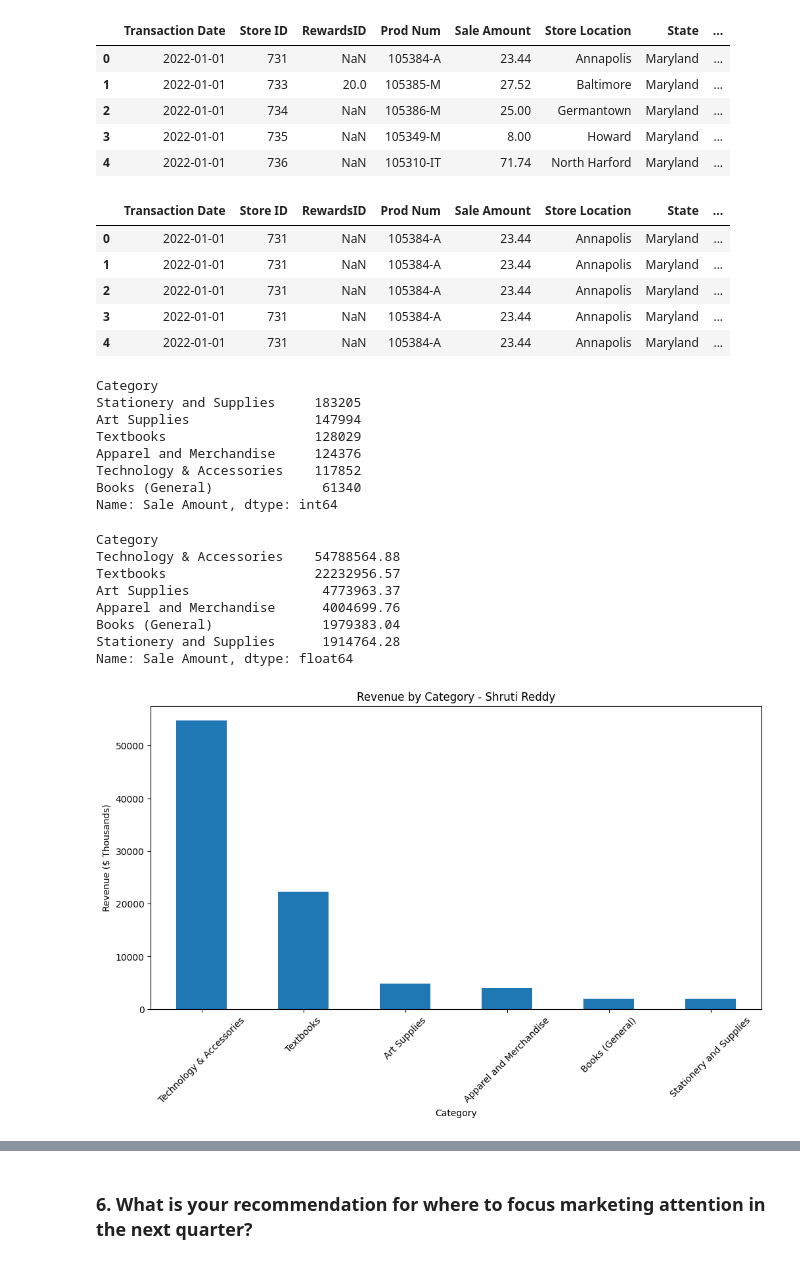
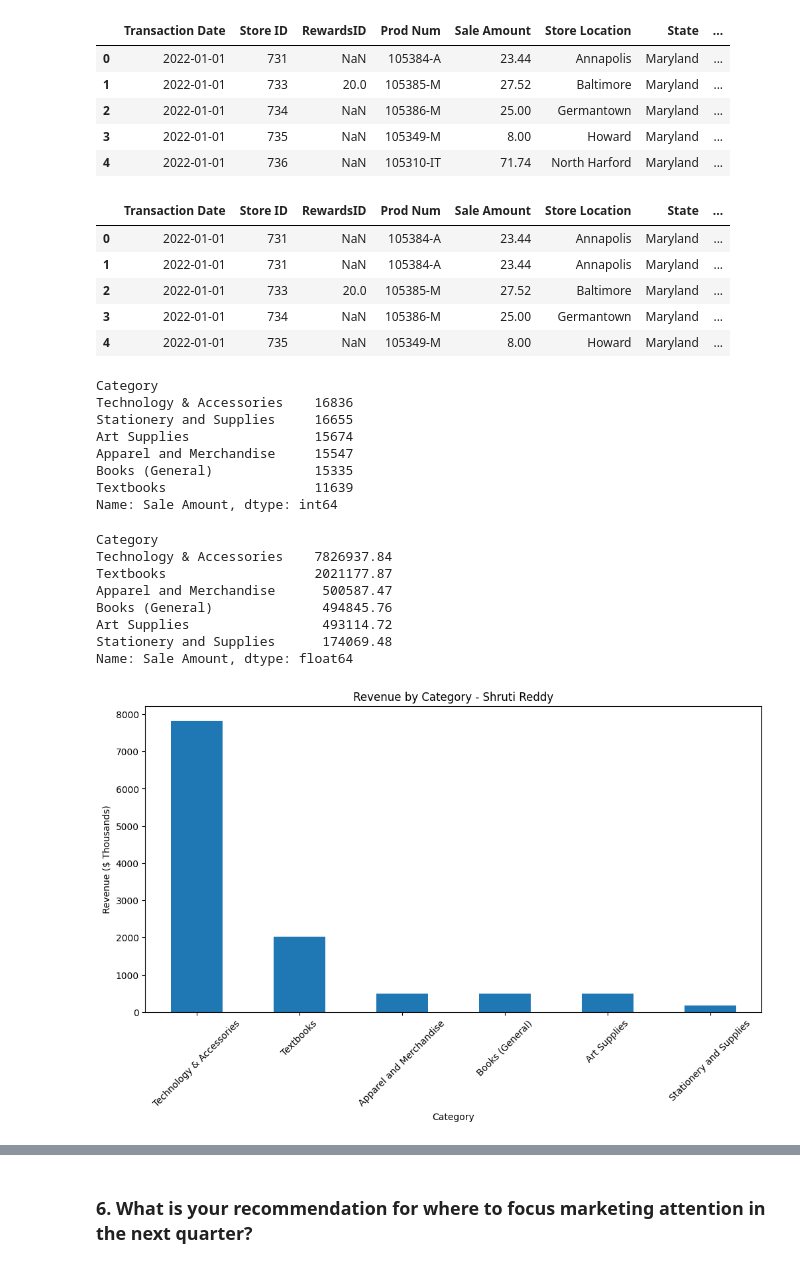
Before and after one commit to wlpoindexter/Capstone_2, a Jupyter notebook: poindexter_sales_analysis.ipynb, the cells around one changed output, grey strips where cells are left out. Drawn from its saved outputs; the diff is of its cells as text; code cells hidden in the pictures.

```diff
--- a/poindexter_sales_analysis.ipynb
+++ b/poindexter_sales_analysis.ipynb
@@ -583,16 +584,16 @@ shruti_products.head()
 | 4 | 2022-01-01 | 736 | NaN | 105310-IT | 71.74 | North Harford | Maryland | ... |
 # %%
 shruti_products_categories = pd.merge(shruti_products,product_categories,
-    on="CategoryID")
+    on=["CategoryID", "SubcategoryID"])
 
 shruti_products_categories.head()
 # %% [output]
 |  | Transaction Date | Store ID | RewardsID | Prod Num | Sale Amount | Store Location | State | ... |
 | 0 | 2022-01-01 | 731 | NaN | 105384-A | 23.44 | Annapolis | Maryland | ... |
 | 1 | 2022-01-01 | 731 | NaN | 105384-A | 23.44 | Annapolis | Maryland | ... |
-| 2 | 2022-01-01 | 731 | NaN | 105384-A | 23.44 | Annapolis | Maryland | ... |
-| 3 | 2022-01-01 | 731 | NaN | 105384-A | 23.44 | Annapolis | Maryland | ... |
-| 4 | 2022-01-01 | 731 | NaN | 105384-A | 23.44 | Annapolis | Maryland | ... |
+| 2 | 2022-01-01 | 733 | 20.0 | 105385-M | 27.52 | Baltimore | Maryland | ... |
+| 3 | 2022-01-01 | 734 | NaN | 105386-M | 25.00 | Germantown | Maryland | ... |
+| 4 | 2022-01-01 | 735 | NaN | 105349-M | 8.00 | Howard | Maryland | ... |
 # %%
 shruti_transactions = shruti_products_categories.groupby("Category")["Sale Amount"].count().sort_values(
     ascending=False)
@@ -600,12 +601,12 @@ shruti_transactions = shruti_products_categories.groupby("Category")["Sale Amoun
 shruti_transactions
 # %% [output]
 Category
-Stationery and Supplies     183205
-Art Supplies                147994
-Textbooks                   128029
-Apparel and Merchandise     124376
-Technology & Accessories    117852
-Books (General)              61340
+Technology & Accessories    16836
+Stationery and Supplies     16655
+Art Supplies                15674
+Apparel and Merchandise     15547
+Books (General)             15335
+Textbooks                   11639
 Name: Sale Amount, dtype: int64
 # %%
 shruti_category_revenue = shruti_products_categories.groupby("Category")["Sale Amount"].sum().sort_values(
@@ -614,25 +615,23 @@ shruti_category_revenue = shruti_products_categories.groupby("Category")["Sale A
 shruti_category_revenue
 # %% [output]
 Category
-Technology & Accessories    54788564.88
-Textbooks                   22232956.57
-Art Supplies                 4773963.37
-Apparel and Merchandise      4004699.76
-Books (General)              1979383.04
-Stationery and Supplies      1914764.28
+Technology & Accessories    7826937.84
+Textbooks                   2021177.87
+Apparel and Merchandise      500587.47
+Books (General)              494845.76
+Art Supplies                 493114.72
+Stationery and Supplies      174069.48
 Name: Sale Amount, dtype: float64
 # %%
-(shruti_category_revenue / 1000).plot(
-    kind="bar",
-    figsize=(12,6))
+(shruti_category_revenue / 1000).plot(kind="bar",figsize=(12,6))
 
 plt.title("Revenue by Category - Shruti Reddy")
 plt.ylabel("Revenue ($ Thousands)")
 plt.xlabel("Category")
 
 plt.xticks(rotation=45)
 
 plt.show()
 # %% [output]
-[figure, old version]
+[figure, new version]
 # %% [markdown]
```
Also changed, not shown: parts of 6 cells of this notebook.
